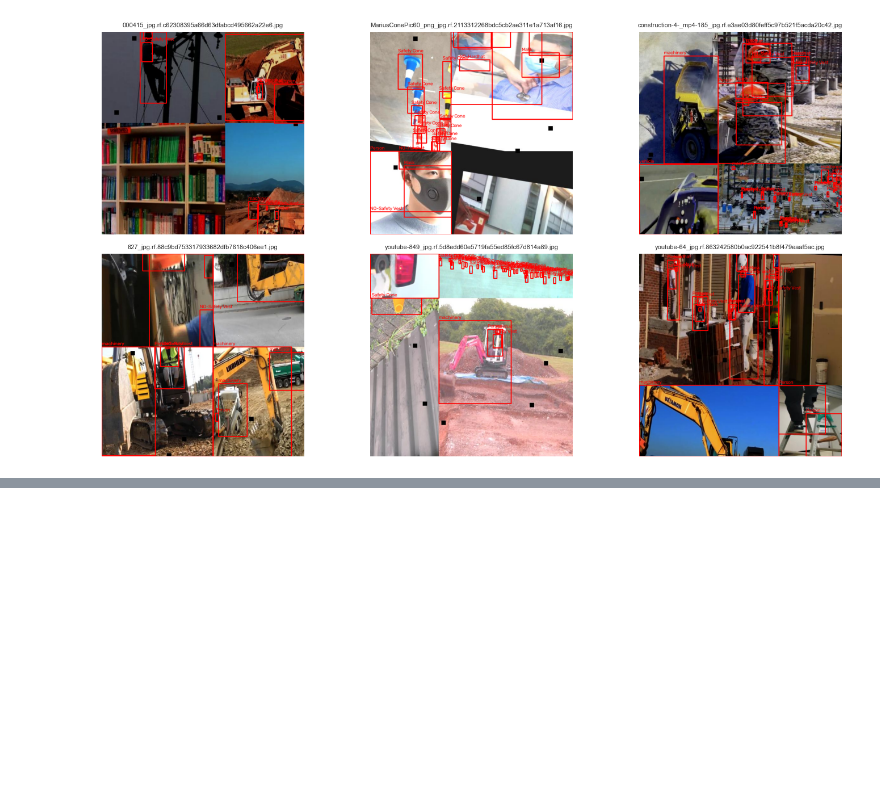
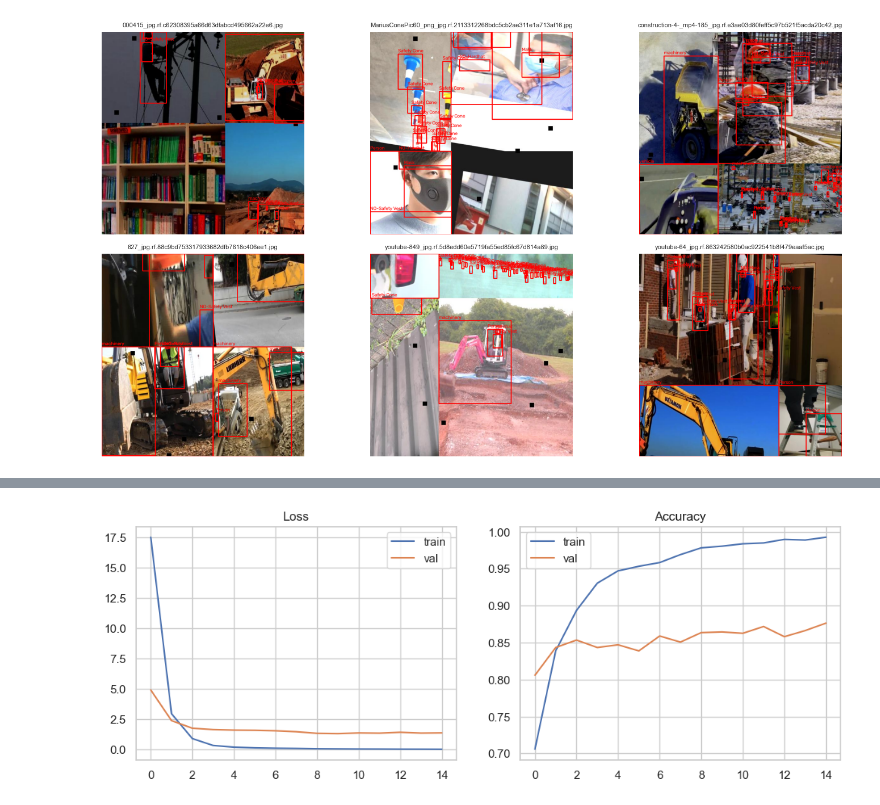
Before and after one commit to rif42/P0-safety, a Jupyter notebook: YOLO8.ipynb, the cells around one changed output, grey strips where cells are left out. Cells and saved outputs as stored; diff of their text form; code cells hidden in the pictures; blank space fills up the shorter version.

```diff
--- a/YOLO8.ipynb
+++ b/YOLO8.ipynb
@@ -225,0 +319,25 @@ if train_images_dir.exists():
+# %%
+from tensorflow.keras.applications.vgg16 import VGG16
+from tensorflow.keras import layers, Sequential
+
+base_model = VGG16(weights="imagenet", include_top=False, input_shape=(224, 224, 3))
+base_model.trainable = False  # freeze the convolutional base, same as the bootcamp challenge
+
+baseline_model = Sequential([
+    base_model,
+    layers.Flatten(),
+    layers.Dense(64, activation="relu"),
+    layers.Dense(1, activation="sigmoid"),  # hardhat vs no-hardhat
+])
+baseline_model.compile(optimizer="adam", loss="binary_crossentropy", metrics=["accuracy"])
+# %%
+from tensorflow.keras.callbacks import EarlyStopping
+
+early_stopping = EarlyStopping(patience=5, restore_best_weights=True)
+
+history = baseline_model.fit(
+    train_ds,
+    validation_data=val_ds,
+    epochs=30,
+    callbacks=[early_stopping],
+)
@@ -225,0 +370,12 @@ if train_images_dir.exists():
+# %%
+fig, axes = plt.subplots(1, 2, figsize=(12, 4))
+axes[0].plot(history.history["loss"], label="train")
+axes[0].plot(history.history["val_loss"], label="val")
+axes[0].set_title("Loss"); axes[0].legend()
+
+axes[1].plot(history.history["accuracy"], label="train")
+axes[1].plot(history.history["val_accuracy"], label="val")
+axes[1].set_title("Accuracy"); axes[1].legend()
+plt.show()
+# %% [output]
+[figure, added]
```
Also changed, not shown: parts of 6 cells of this notebook, 8 other files.
